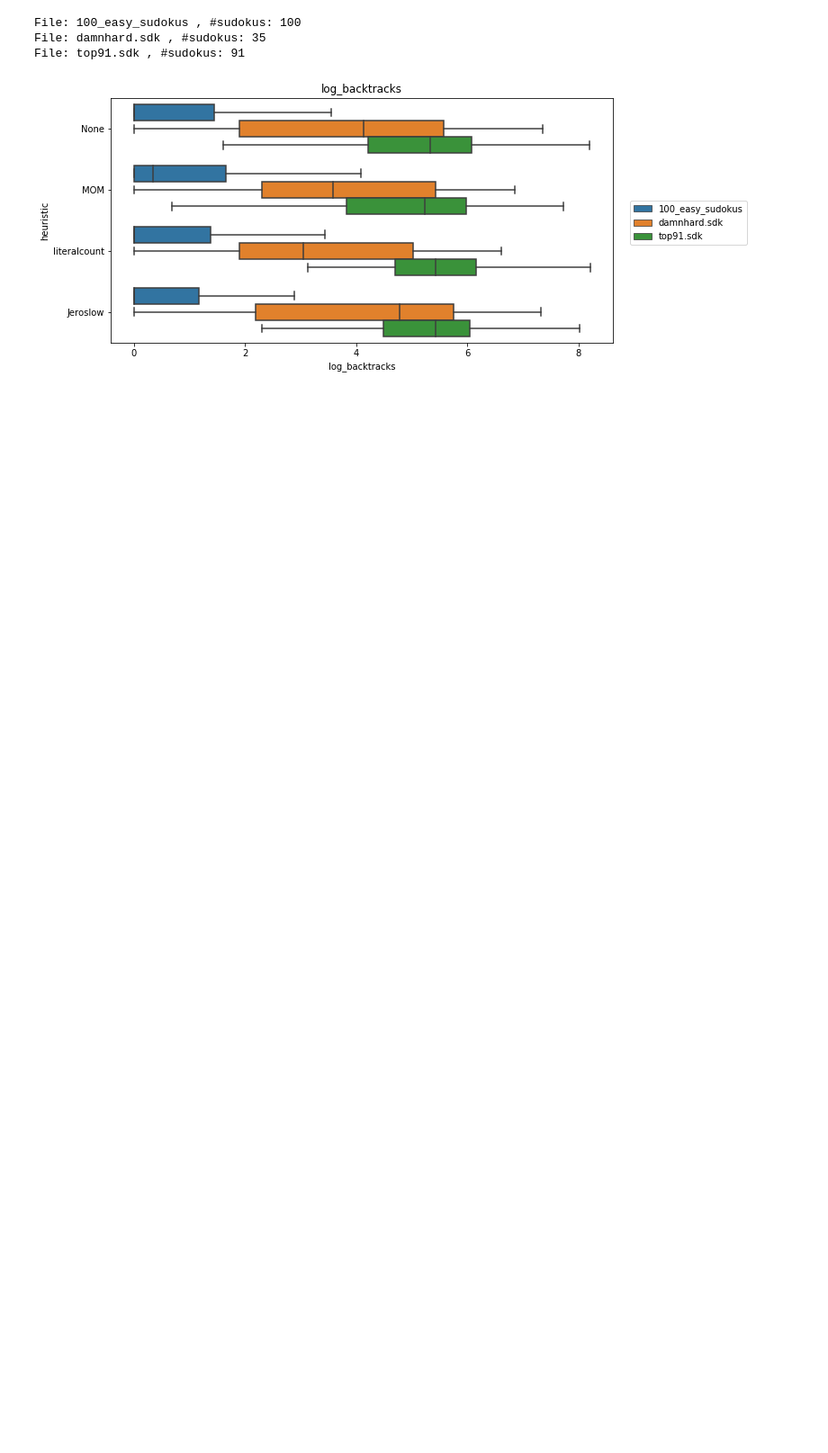
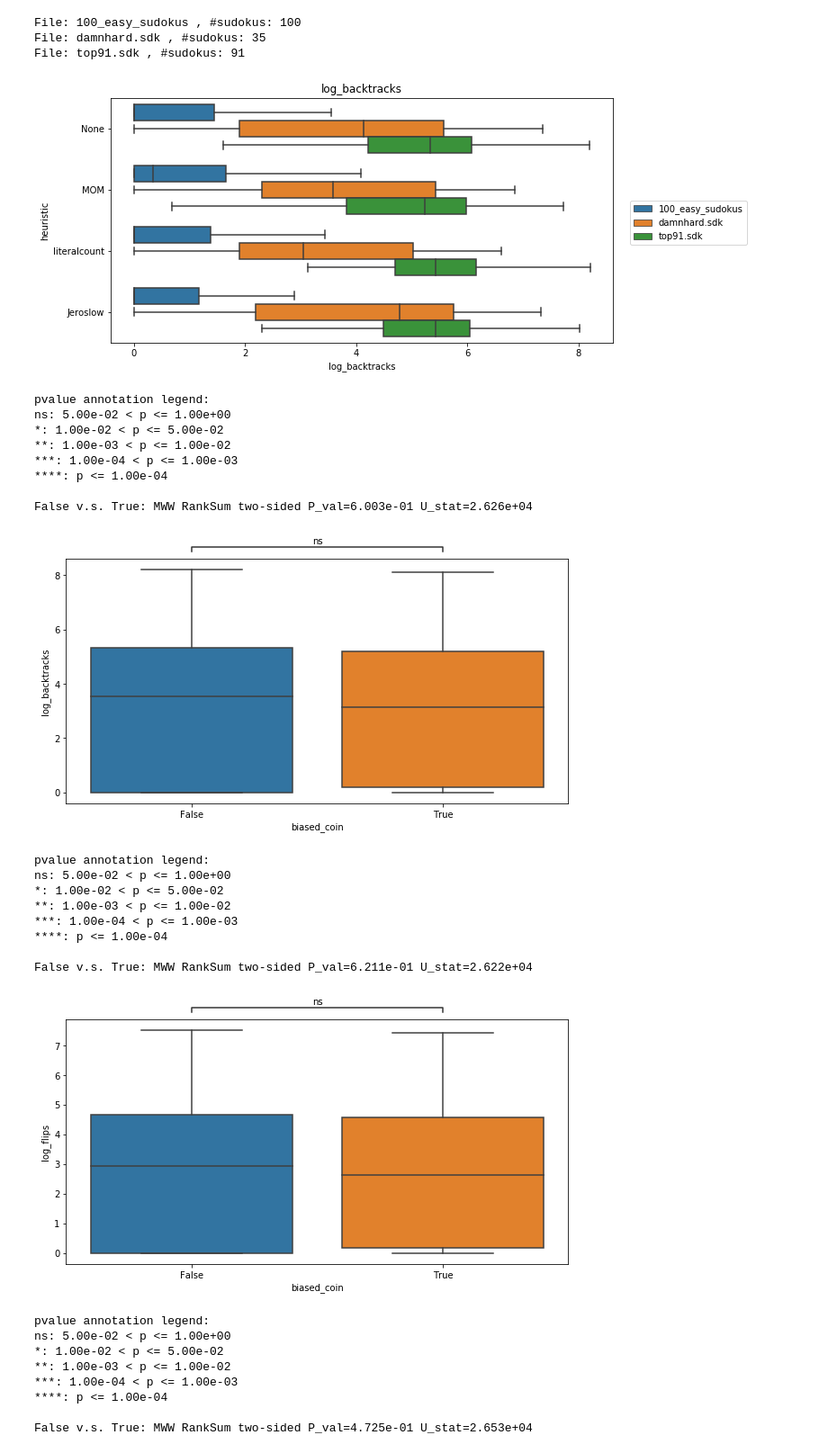
Before and after one commit to DanLszl/sat-solver, a Jupyter notebook: experiment_analysis.ipynb, the cells around one changed output. Shown: that part at 90% size. Cells and saved outputs as stored; diff of their text form; code cells hidden in the pictures; blank space fills up the shorter version.

Commit message:
Added significance tests to boxplots

```diff
--- a/experiment_analysis.ipynb
+++ b/experiment_analysis.ipynb
@@ -31,6 +32,7 @@ def get_heuristics_metrics_data(heuristics, biased = False):
                                         "number_of_var_picks",
                                         "simplifications",
                                         "heuristic",
+                                        "biased_coin",
                                         "entropy",
                                         "mean_compression",
                                         "min_compression",
@@ -44,8 +46,9 @@ def get_heuristics_metrics_data(heuristics, biased = False):
                     "number_of_flips": float(output[file_name][sudoku_id][(heuristic, biased)]["number_of_flips"]),
                     "number_of_var_picks": float(output[file_name][sudoku_id][(heuristic, biased)]["number_of_var_picks"]),
                     "simplifications": float(output[file_name][sudoku_id][(heuristic, biased)]["simplifications"]),
+                    "heuristic": str(heuristic),
+                    "biased_coin": str(biased),
                     "entropy": float(output[file_name][sudoku_id]["entropy"]),
-                    "heuristic": str(heuristic),
                     "mean_compression": np.mean(output[file_name][sudoku_id]["min_compression"]),
                     "min_compression": np.min(output[file_name][sudoku_id]["min_compression"]),
                     "max_compression": np.max(output[file_name][sudoku_id]["min_compression"]),
@@ -78,8 +84,22 @@ boxplot_heuristics("log_backtracks")
 # %%
-# Check for importance of biased coin
-def plot_biased_comparison(heuristic, metric):
+def plot_biased_boxplot(heuristic, metric):
+    # Concatenate data
+    df_compare_bias = pd.concat([df_unbiased, df_biased])
+
     #subselect data
-    df_biased = get_heuristics_metrics_data(heuristics, biased = True)
+    df_compare_bias = df_compare_bias.loc[(df_compare_bias["heuristic"] == str(heuristic))]
+
+    plt.figure(figsize=(10,5))
+    ax = sns.boxplot(y=metric, x="biased_coin", showfliers=False, orient = "v", data=df_compare_bias)
+    add_stat_annotation(ax, data=df_compare_bias, y=metric, x="biased_coin",
+                    boxPairList=[("False", "True")],
+                    test='Mann-Whitney', textFormat='star', loc='outside', verbose=2)
+
+    plt.show()
+
+
+def plot_biased_distribution(heuristic, metric):
+    #subselect data
     df_heuristic_biased = df_biased.loc[(df_biased["heuristic"] == str(heuristic))]
     df_heuristic_unbiased = df_unbiased.loc[(df_unbiased["heuristic"] == str(heuristic))]
 
@@ -88,3 +108,38 @@ def plot_biased_comparison(heuristic, metric):
     sns.kdeplot(df_heuristic_unbiased[metric], shade=True, label = "unbiased")
     plt.title(str(heuristic) + str(metric))
     plt.legend(loc=9)
+# %%
+# Boxplot biased coin with t_tests
+metrics =["log_backtracks", "log_flips", "log_var_picks", "log_simplifications"]
+for heuristic in heuristics:
+    for metric in metrics:
+        plot_biased_boxplot(heuristic, metric)
+
+plot_biased_boxplot(heuristic, metric)
+# %% [output]
+pvalue annotation legend:
+ns: 5.00e-02 < p <= 1.00e+00
+*: 1.00e-02 < p <= 5.00e-02
+**: 1.00e-03 < p <= 1.00e-02
+***: 1.00e-04 < p <= 1.00e-03
+****: p <= 1.00e-04
+
+False v.s. True: MWW RankSum two-sided P_val=6.003e-01 U_stat=2.626e+04
+[figure, added]
+pvalue annotation legend:
+ns: 5.00e-02 < p <= 1.00e+00
+*: 1.00e-02 < p <= 5.00e-02
+**: 1.00e-03 < p <= 1.00e-02
+***: 1.00e-04 < p <= 1.00e-03
+****: p <= 1.00e-04
+
+False v.s. True: MWW RankSum two-sided P_val=6.211e-01 U_stat=2.622e+04
+[figure, added]
+pvalue annotation legend:
+ns: 5.00e-02 < p <= 1.00e+00
+*: 1.00e-02 < p <= 5.00e-02
+**: 1.00e-03 < p <= 1.00e-02
+***: 1.00e-04 < p <= 1.00e-03
+****: p <= 1.00e-04
+
+False v.s. True: MWW RankSum two-sided P_val=4.725e-01 U_stat=2.653e+04
```
Also changed, not shown: parts of 4 cells of this notebook.
